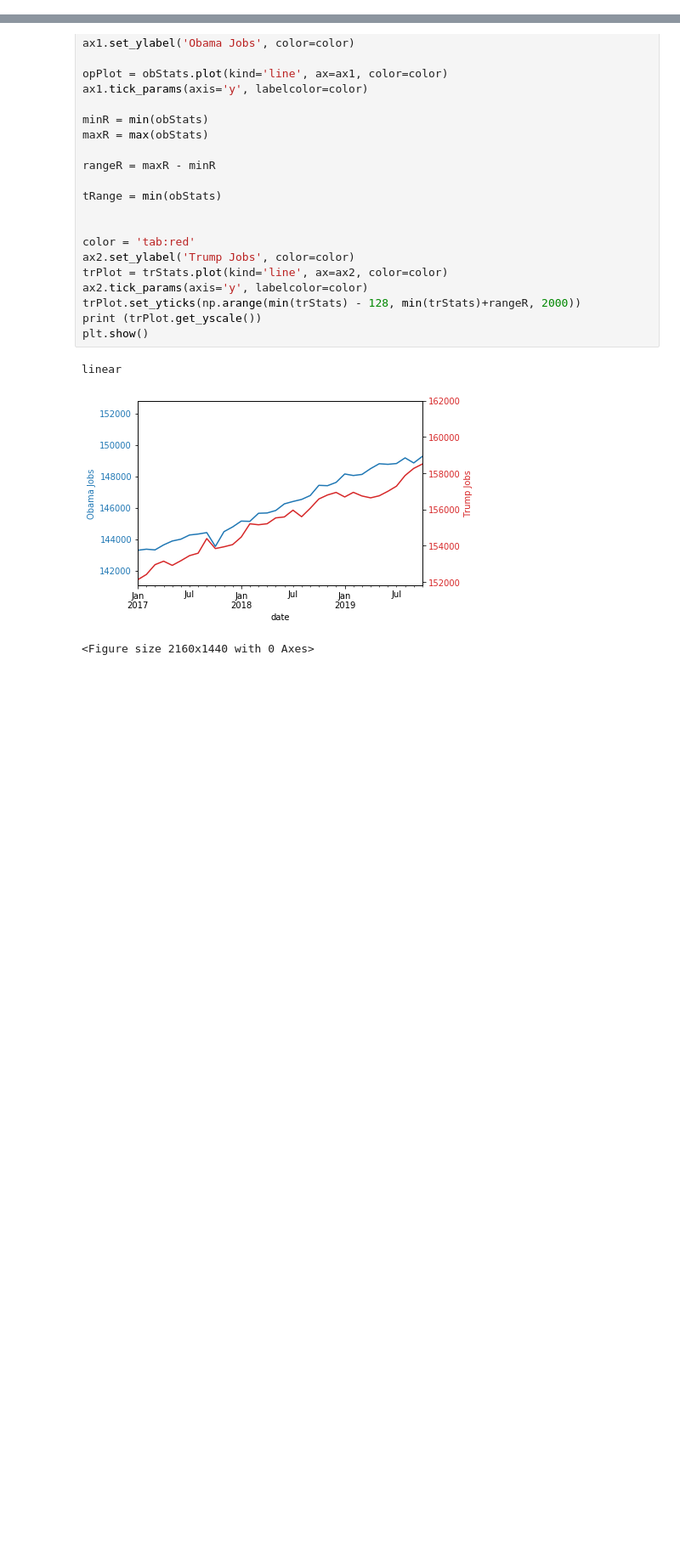
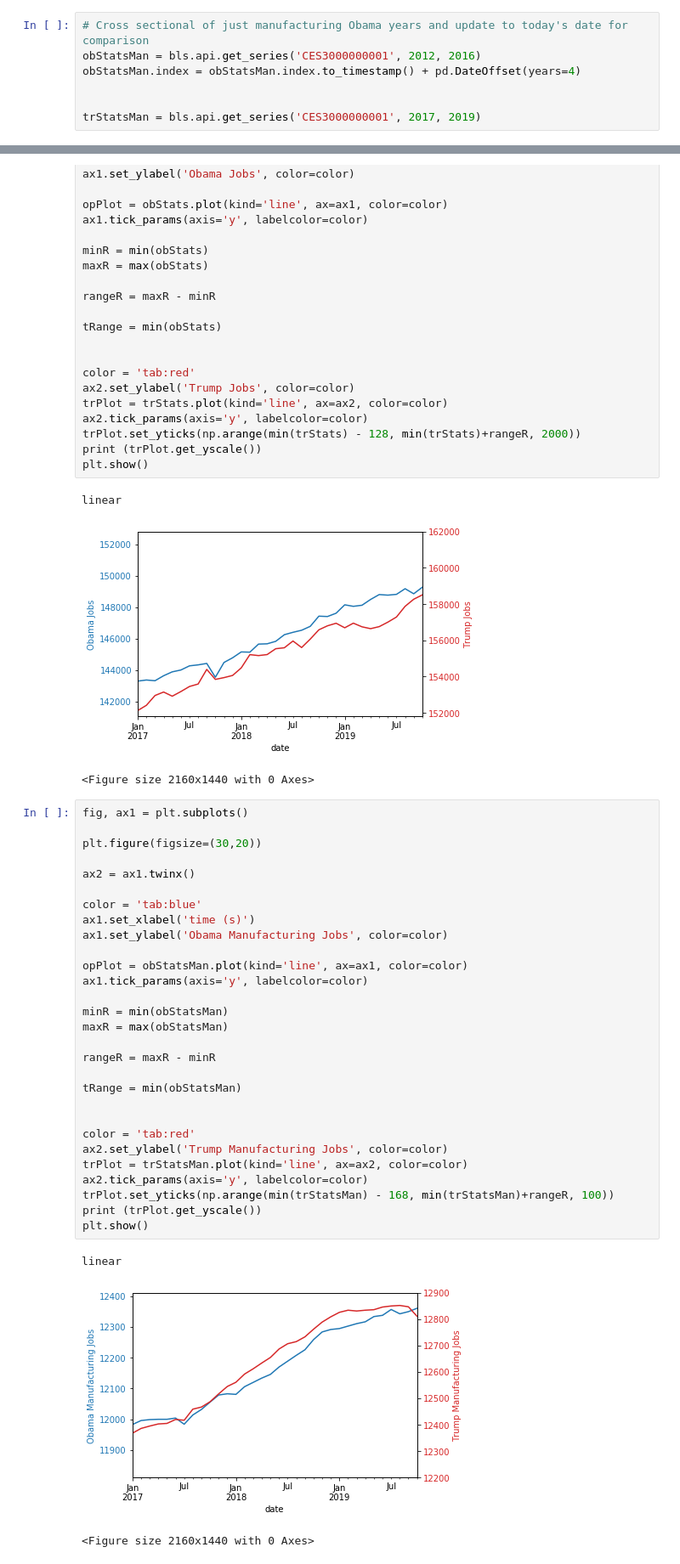
Before and after one commit to ryanamundson1/gcolab, a Jupyter notebook: bls_stats.ipynb, the cells around one changed output, grey strips where cells are left out. Shown at 85% size. Saved outputs shown, nothing was run; the diff lists cells and outputs as text; blank space fills up the shorter version.

```diff
--- a/bls_stats.ipynb
+++ b/bls_stats.ipynb
@@ -13,6 +13,13 @@ obStats.index = obStats.index.to_timestamp() + pd.DateOffset(years=4)
 
 
 trStats = bls.api.get_series('LNS12000000', 2017, 2019)
+# %%
+# Cross sectional of just manufacturing Obama years and update to today's date for comparison
+obStatsMan = bls.api.get_series('CES3000000001', 2012, 2016)
+obStatsMan.index = obStatsMan.index.to_timestamp() + pd.DateOffset(years=4)
+
+
+trStatsMan = bls.api.get_series('CES3000000001', 2017, 2019)
 # %%
 import pandas as pd
 import numpy as np
@@ -50,3 +57,36 @@ plt.show()
 linear
 [figure]
 <Figure size 2160x1440 with 0 Axes>
+# %%
+fig, ax1 = plt.subplots()
+
+plt.figure(figsize=(30,20))
+
+ax2 = ax1.twinx()
+
+color = 'tab:blue'
+ax1.set_xlabel('time (s)')
+ax1.set_ylabel('Obama Manufacturing Jobs', color=color)
+
+opPlot = obStatsMan.plot(kind='line', ax=ax1, color=color)
+ax1.tick_params(axis='y', labelcolor=color)
+
+minR = min(obStatsMan)
+maxR = max(obStatsMan)
+
+rangeR = maxR - minR
+
+tRange = min(obStatsMan)
+
+
+color = 'tab:red'
+ax2.set_ylabel('Trump Manufacturing Jobs', color=color)
+trPlot = trStatsMan.plot(kind='line', ax=ax2, color=color)
+ax2.tick_params(axis='y', labelcolor=color)
+trPlot.set_yticks(np.arange(min(trStatsMan) - 168, min(trStatsMan)+rangeR, 100))
+print (trPlot.get_yscale())
+plt.show()
+# %% [output]
+linear
+[figure, added]
+<Figure size 2160x1440 with 0 Axes>
```
